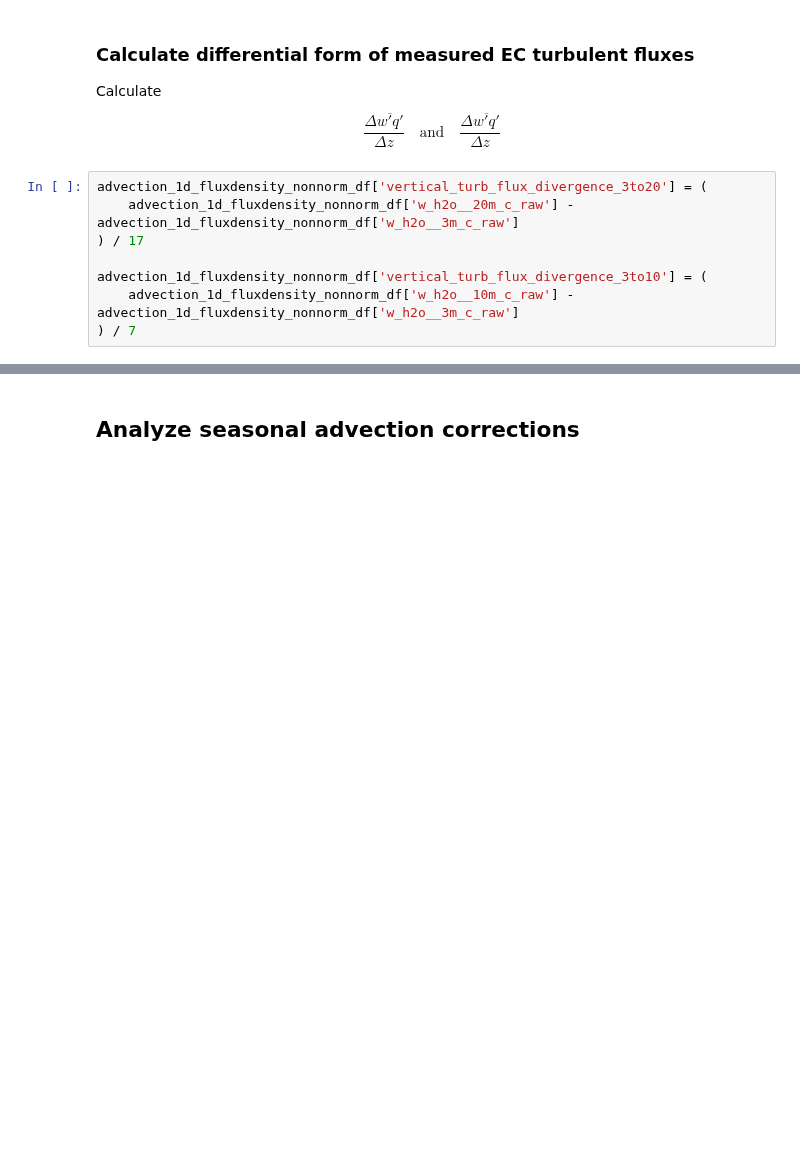
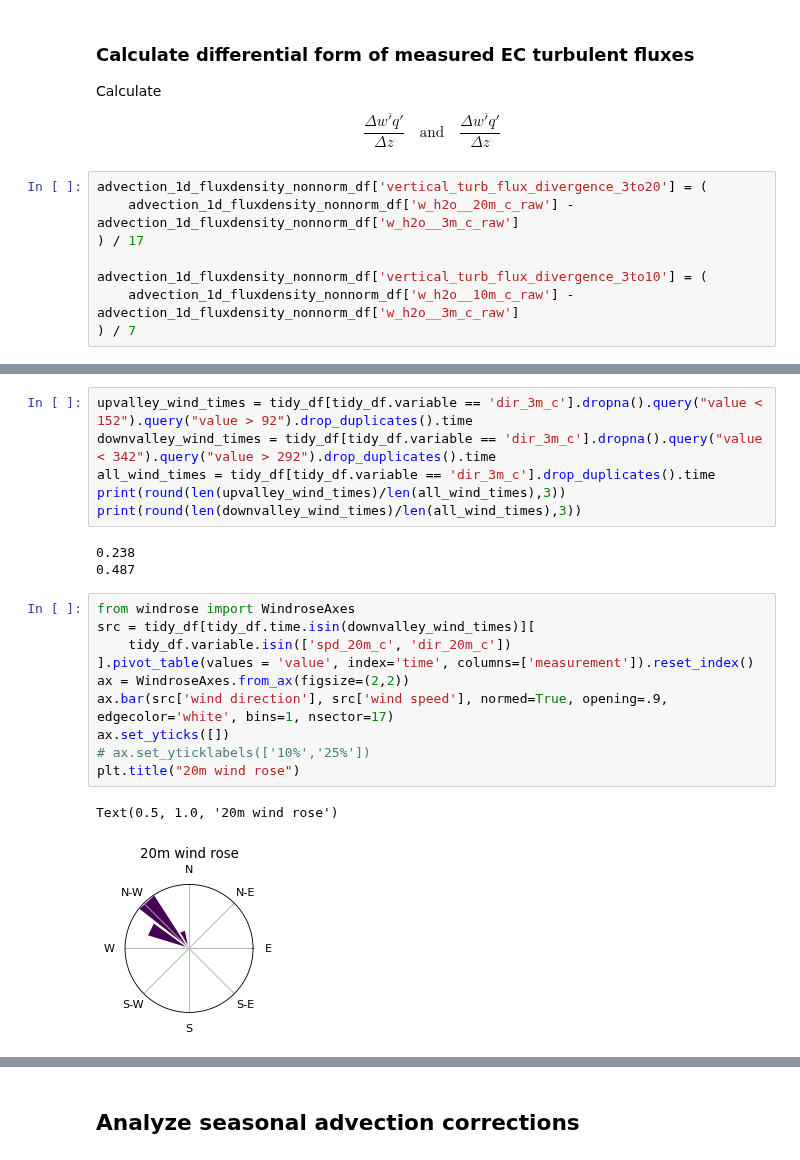
Before and after one commit to elischwat/sublimationofsnow, a Jupyter notebook: analysis/paper1/water_vapor_transport_fluxdivergencecombined.ipynb, the cells around one changed output, grey strips where cells are left out. Cells and saved outputs as stored; diff of their text form; blank space fills up the shorter version.

Commit message:
updating figs. expanding upvalley/downvalley wind direction ranges

```diff
--- a/analysis/paper1/water_vapor_transport_fluxdivergencecombined.ipynb
+++ b/analysis/paper1/water_vapor_transport_fluxdivergencecombined.ipynb
@@ -2536,0 +2649,22 @@ See the caveats in the documentation: https://pandas.pydata.org/pandas-docs/stab
+# %%
+upvalley_wind_times = tidy_df[tidy_df.variable == 'dir_3m_c'].dropna().query("value < 152").query("value > 92").drop_duplicates().time
+downvalley_wind_times = tidy_df[tidy_df.variable == 'dir_3m_c'].dropna().query("value < 342").query("value > 292").drop_duplicates().time
+all_wind_times = tidy_df[tidy_df.variable == 'dir_3m_c'].drop_duplicates().time
+print(round(len(upvalley_wind_times)/len(all_wind_times),3))
+print(round(len(downvalley_wind_times)/len(all_wind_times),3))
+# %% [output]
+0.238
+0.487
+# %%
+from windrose import WindroseAxes
+src = tidy_df[tidy_df.time.isin(downvalley_wind_times)][
+    tidy_df.variable.isin(['spd_20m_c', 'dir_20m_c'])
+].pivot_table(values = 'value', index='time', columns=['measurement']).reset_index()
+ax = WindroseAxes.from_ax(figsize=(2,2))
+ax.bar(src['wind direction'], src['wind speed'], normed=True, opening=.9, edgecolor='white', bins=1, nsector=17)
+ax.set_yticks([])
+# ax.set_yticklabels(['10%','25%'])
+plt.title("20m wind rose")
+# %% [output]
+Text(0.5, 1.0, '20m wind rose')
+[figure, added]
```
Also changed, not shown: parts of 35 cells of this notebook, 5 other files.
